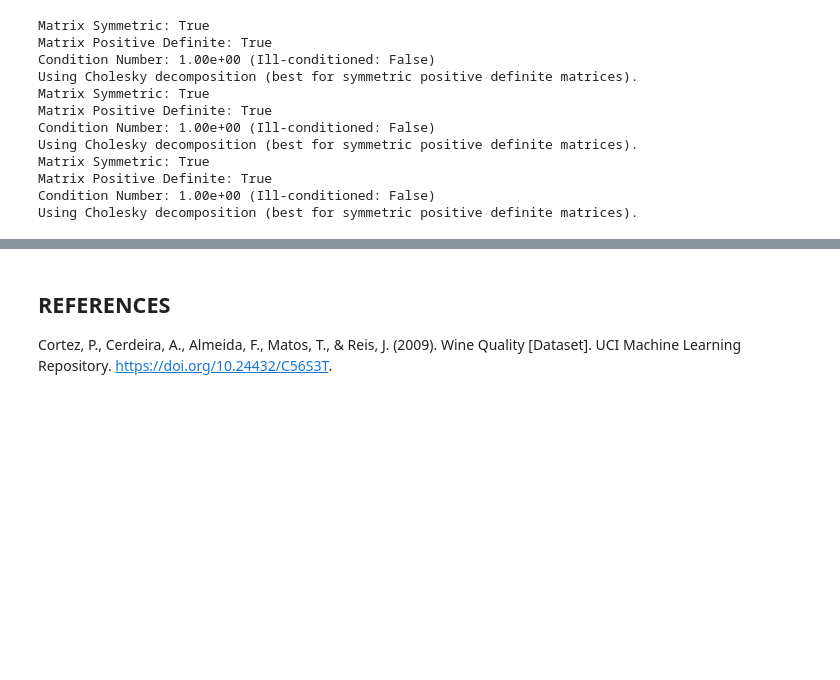
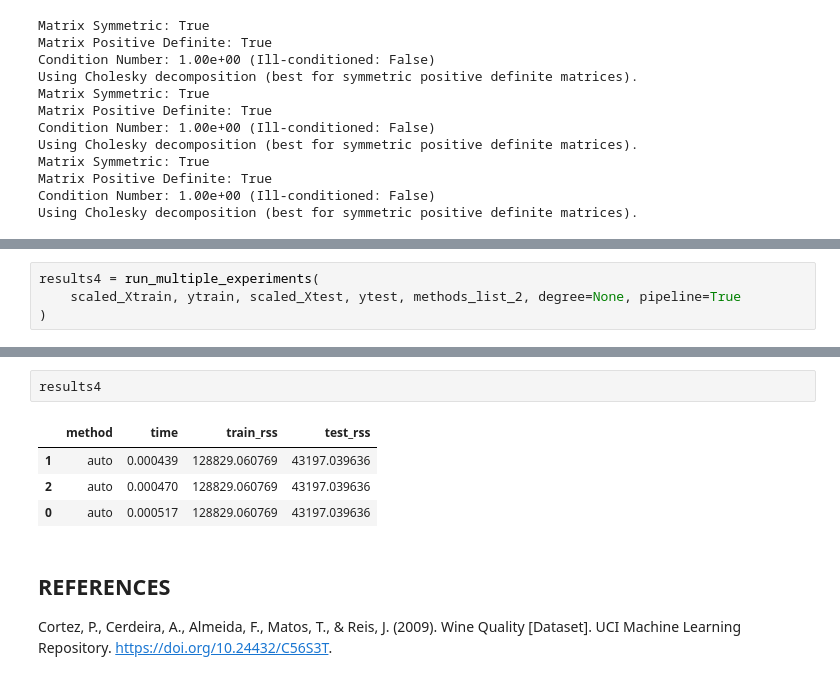
Before and after one commit to GabNoaro/Numerical-Optimization-Exercises, a Jupyter notebook: wine_modelling.ipynb, the cells around one changed output, grey strips where cells are left out. Saved outputs shown, nothing was run; the diff lists cells and outputs as text; blank space fills up the shorter version.

```diff
--- a/wine_modelling.ipynb
+++ b/wine_modelling.ipynb
@@ -449,0 +469,4 @@ results2
+# %%
+results4 = run_multiple_experiments(
+    scaled_Xtrain, ytrain, scaled_Xtest, ytest, methods_list_2, degree=None, pipeline=True
+)
@@ -450,3 +486,10 @@ results2
+# %%
+results4
+# %% [output]
+|  | method | time | train_rss | test_rss |
+| 1 | auto | 0.000439 | 128829.060769 | 43197.039636 |
+| 2 | auto | 0.000470 | 128829.060769 | 43197.039636 |
+| 0 | auto | 0.000517 | 128829.060769 | 43197.039636 |
 # %% [markdown]
 ## REFERENCES
 
```
Also changed, not shown: parts of 8 cells of this notebook.
